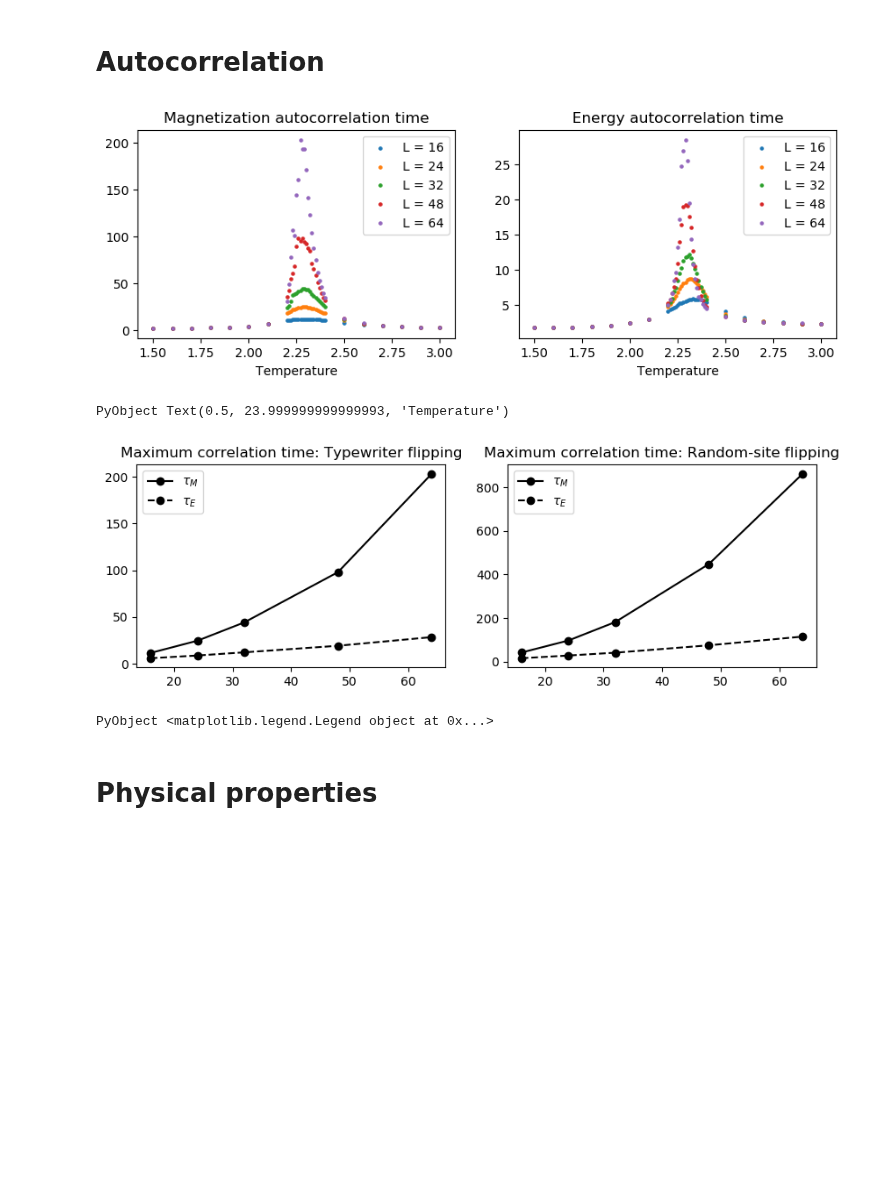
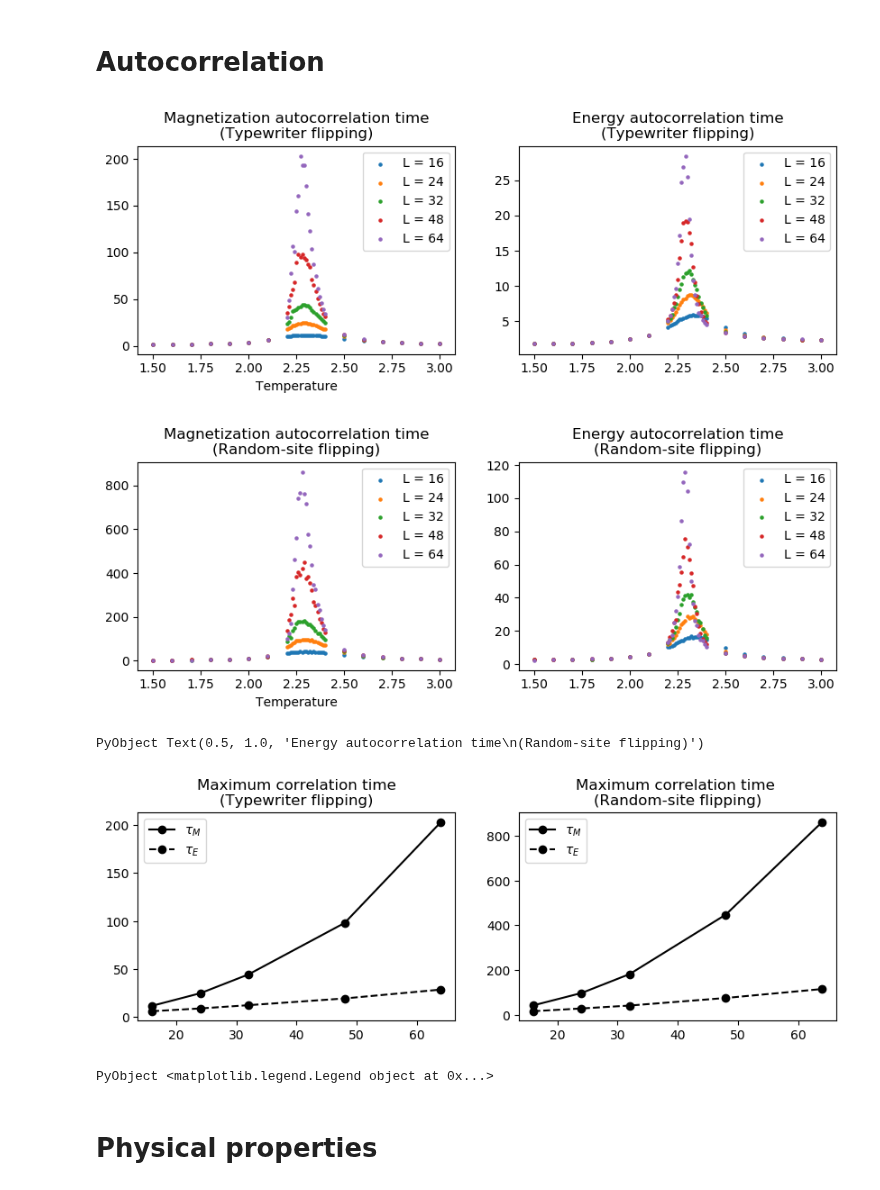
Before and after one commit to bkjhun/ising_2d_julia, a Jupyter notebook: data_analysis.ipynb, the cells around one changed output. Saved outputs shown, nothing was run; the diff lists cells and outputs as text; code cells hidden in the pictures; blank space fills up the shorter version.

```diff
--- a/data_analysis.ipynb
+++ b/data_analysis.ipynb
@@ -6,29 +6,46 @@ using PyPlot
 # %%
 figure(figsize=(10,3))
 
 subplot(1,2,1)
 for Length=[16 24 32 48 64]
     data = readdlm(@sprintf("data/autocorrelation_time_L%d.txt",Length));
     scatter(data[:,1], data[:,2], 5)
 end
 legend(["L = 16", "L = 24", "L = 32", "L = 48", "L = 64"])
-title("Magnetization autocorrelation time")
+title("Magnetization autocorrelation time\n(Typewriter flipping)")
 xlabel("Temperature")
 
 subplot(1,2,2)
 for Length=[16 24 32 48 64]
     data = readdlm(@sprintf("data/autocorrelation_time_L%d.txt",Length));
     scatter(data[:,1], data[:,3], 5)
 end
 legend(["L = 16", "L = 24", "L = 32", "L = 48", "L = 64"])
-title("Energy autocorrelation time")
+title("Energy autocorrelation time\n(Typewriter flipping)")
+
 
 figure(figsize=(10,3))
 
-subplot(1,2,1)xlabel("Temperature")
+subplot(1,2,1)
+for Length=[16 24 32 48 64]
+    data = readdlm(@sprintf("data/autocorrelation_time_rs_L%d.txt",Length));
+    scatter(data[:,1], data[:,2], 5)
+end
+legend(["L = 16", "L = 24", "L = 32", "L = 48", "L = 64"])
+title("Magnetization autocorrelation time\n(Random-site flipping)")
+xlabel("Temperature")
+
+subplot(1,2,2)
+for Length=[16 24 32 48 64]
+    data = readdlm(@sprintf("data/autocorrelation_time_rs_L%d.txt",Length));
+    scatter(data[:,1], data[:,3], 5)
+end
+legend(["L = 16", "L = 24", "L = 32", "L = 48", "L = 64"])
+title("Energy autocorrelation time\n(Random-site flipping)")
 # %% [output]
-[figure, old version]
+[figure, new version]
+[figure, added]
-PyObject Text(0.5, 23.999999999999993, 'Temperature')
+PyObject Text(0.5, 1.0, 'Energy autocorrelation time\n(Random-site flipping)')
 # %%
 figure(figsize=(10,3))
 
@@ -42,7 +59,7 @@ for index_Length = 1:length(vec_Length)
 end
 plot(vec_Length, data_plot[:,1],"k-o")
 plot(vec_Length, data_plot[:,2],"k--o")
-title("Maximum correlation time: Typewriter flipping")
+title("Maximum correlation time\n(Typewriter flipping)")
 legend([L"$\tau_M$", L"$\tau_E$"])
 
 subplot(1,2,2)
@@ -55,10 +72,10 @@ for index_Length = 1:length(vec_Length)
 end
 plot(vec_Length, data_plot[:,1],"k-o")
 plot(vec_Length, data_plot[:,2],"k--o")
-title("Maximum correlation time: Random-site flipping")
+title("Maximum correlation time \n(Random-site flipping)")
 legend([L"$\tau_M$", L"$\tau_E$"])
 # %% [output]
-[figure, old version]
+[figure, new version]
 PyObject <matplotlib.legend.Legend object at 0x...>
 # %% [markdown]
 # Physical properties
```
